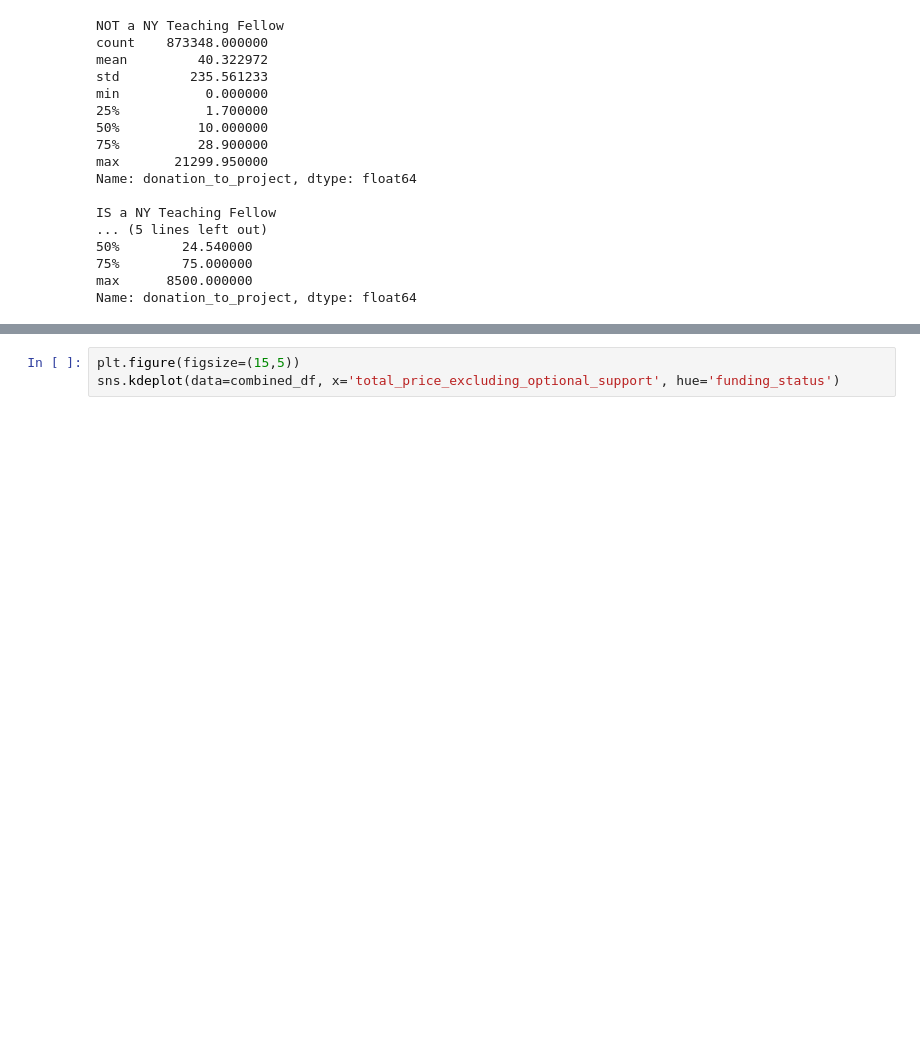
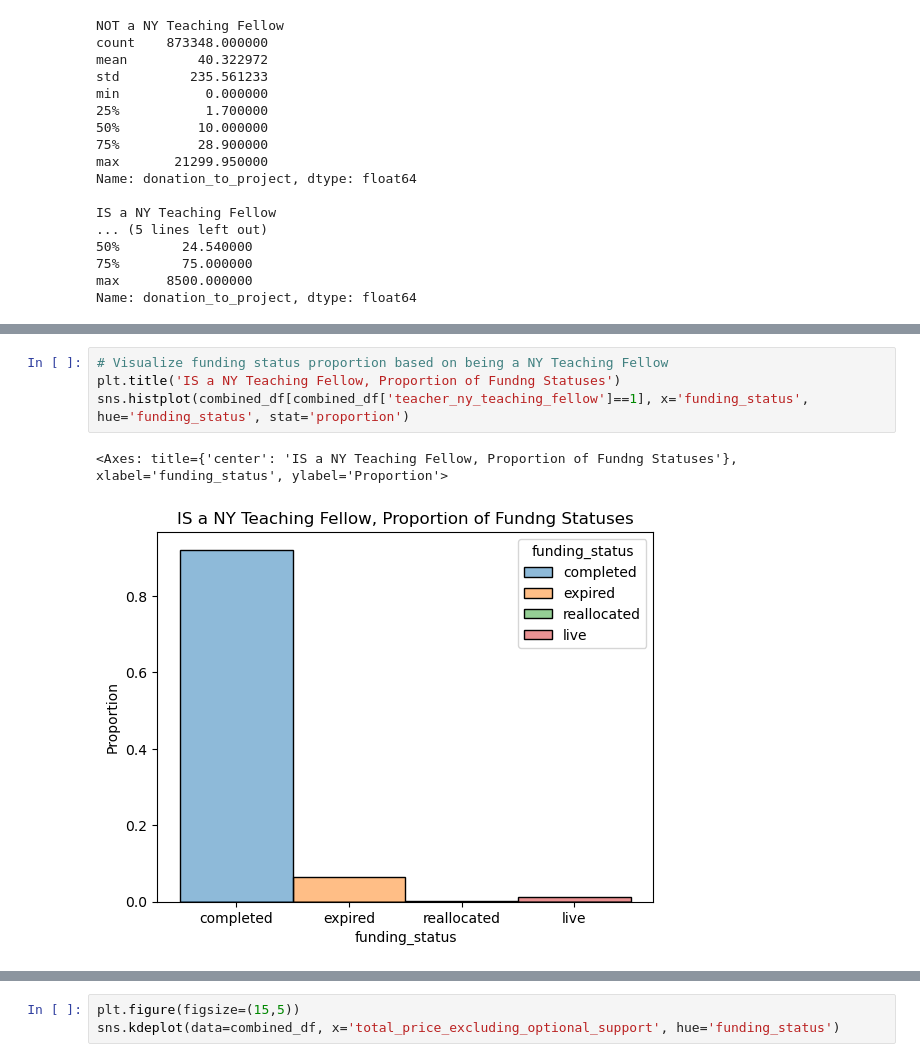
Before and after one commit to wallychang88/pythonforbusiness, a Jupyter notebook: Project_starterFile.ipynb, the cells around one changed output, grey strips where cells are left out. Drawn from its saved outputs; the diff is of its cells as text; blank space fills up the shorter version.

```diff
--- a/Project_starterFile.ipynb
+++ b/Project_starterFile.ipynb
@@ -138,0 +228,7 @@ plt.show()
+# %%
+# Visualize funding status proportion based on being a NY Teaching Fellow
+plt.title('IS a NY Teaching Fellow, Proportion of Fundng Statuses')
+sns.histplot(combined_df[combined_df['teacher_ny_teaching_fellow']==1], x='funding_status', hue='funding_status', stat='proportion')
+# %% [output]
+<Axes: title={'center': 'IS a NY Teaching Fellow, Proportion of Fundng Statuses'}, xlabel='funding_status', ylabel='Proportion'>
+[figure, added]
```
Also changed, not shown: parts of 38 cells of this notebook.
